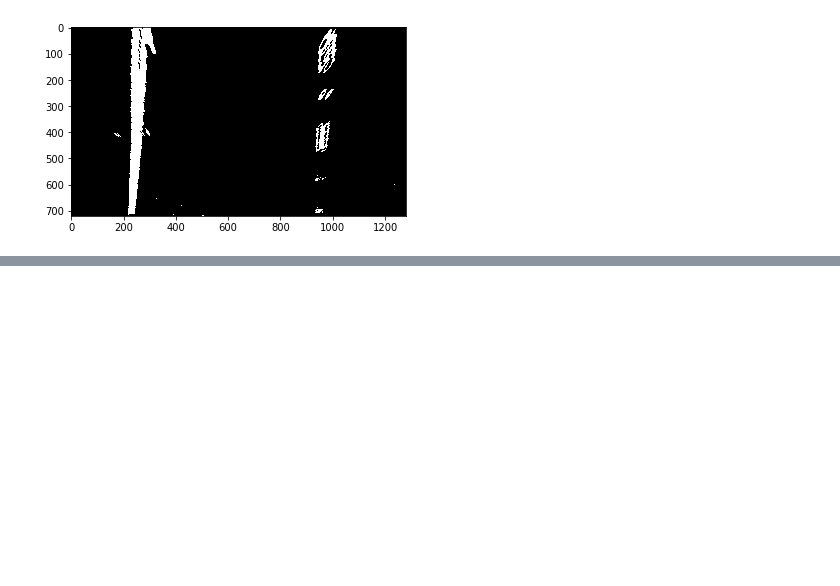
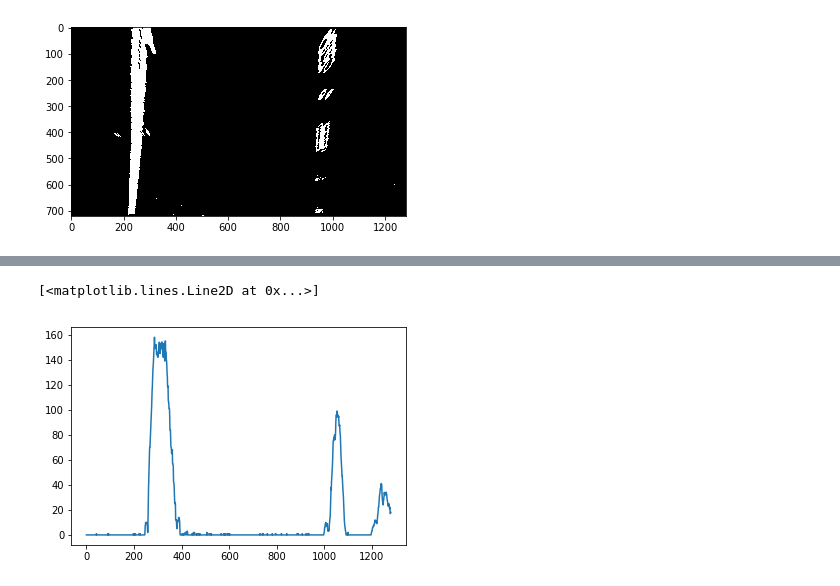
Before and after one commit to redwanrant/Advanced-Lane-Lines, a Jupyter notebook: lane_lines.ipynb, the cells around one changed output, grey strips where cells are left out. Cells and saved outputs as stored; diff of their text form; code cells hidden in the pictures; blank space fills up the shorter version.

Commit message:
Determine lines to fit left and right lanes

```diff
--- a/lane_lines.ipynb
+++ b/lane_lines.ipynb
@@ -143,25 +144,28 @@ def display_image(image, title, gray=False):
     plt.show()
 
 
-def combine_grad_with_channel(image):
+def combine_grad_with_channel(image, display=False):
     display_image(image, "undistorted image")
     ksize = 3
 
     scaled_sobel_x = abs_sobel_thresh(image, 'x', ksize, (20, 100))
-    display_image(scaled_sobel_x, "x gradient threshold", gray=True)
     hls = cv2.cvtColor(image, cv2.COLOR_RGB2HLS)
     s_channel = hls[:,:,2]
 
     s_binary = binary_out(s_channel, (170, 255))
-    display_image(s_binary, "s_channel threshold", gray=True)
+
     combined_binary = np.zeros_like(s_binary)
     combined_binary[(s_binary == 1) | (scaled_sobel_x == 1)] = 1
+
+    if display:
+        display_image(scaled_sobel_x, "x gradient threshold", gray=True)
+        display_image(s_binary, "s_channel threshold", gray=True)
 
     return combined_binary
 
 
 image = undistorted_img
-combined_binary = combine_grad_with_channel(image)
+combined_binary = combine_grad_with_channel(image, display=True)
 display_image(combined_binary, "Combined s_channel and x gradient", gray=True)
 # %% [output]
 [figure]
@@ -178,0 +198,6 @@ plt.imshow(processed_img, cmap='gray')
+# %%
+histogram = np.sum(processed_img[processed_img.shape[0]//2:,:], axis=0)
+plt.plot(histogram)
+# %% [output]
+[<matplotlib.lines.Line2D at 0x...>]
+[figure, added]
```
Also changed, not shown: parts of 8 cells of this notebook.
